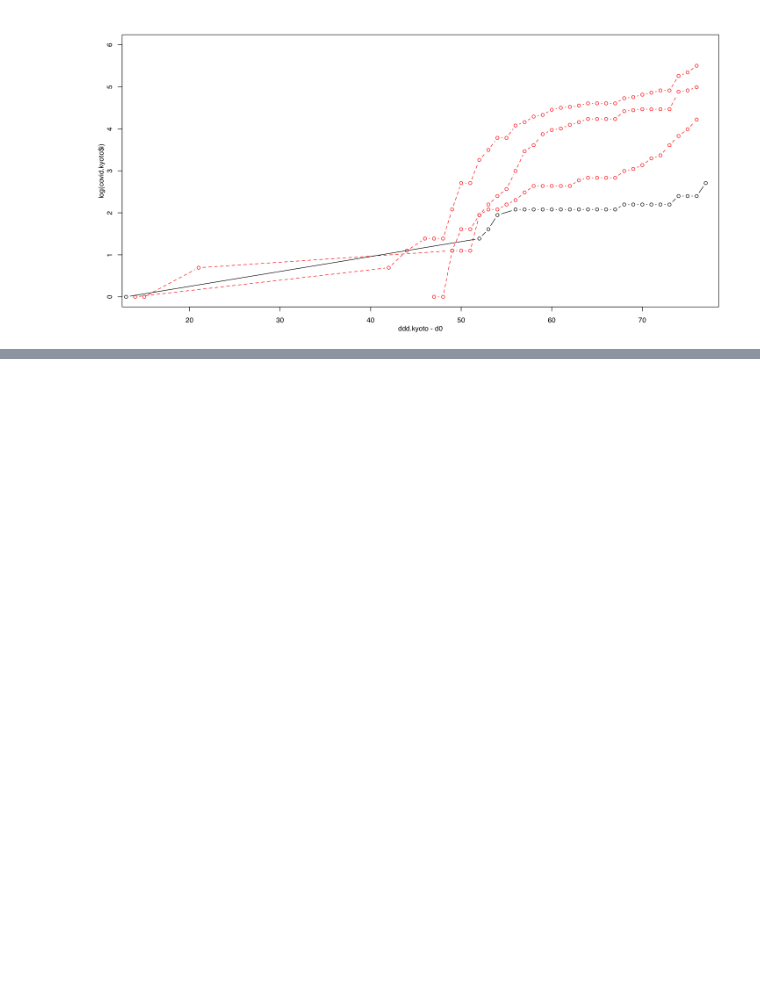
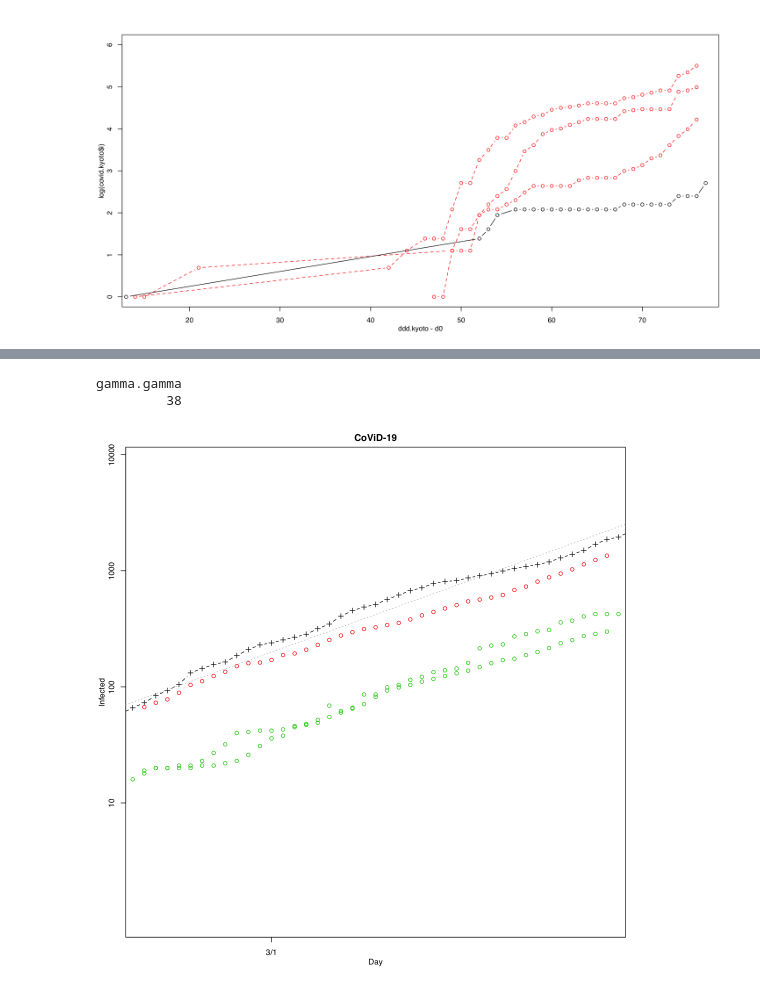
Before and after one commit to naono-git/covid19, a Jupyter notebook: covid19.nara.ipynb, the cells around one changed output, grey strips where cells are left out. Cells and saved outputs as stored; diff of their text form; code cells hidden in the pictures; blank space fills up the shorter version.

```diff
--- a/covid19.nara.ipynb
+++ b/covid19.nara.ipynb
@@ -224,0 +270,29 @@ nn <- 1348
+# %%
+e0 <- 30
+i0 <- 10
+r0 <- 0
+par <- c(alpha=alpha, beta=alpha-gamma-ll_tmp, gamma=gamma, nn=1348e+3)
+# %%
+1/par[3]
+# %% [output]
+gamma.gamma
+         38
+# %%
+nd <- 365
+sst <- numeric(nd)
+eet <- numeric(nd)
+iit <- numeric(nd)
+ret <- numeric(nd)
+rit <- numeric(nd)
+dit <- numeric(nd)
+
+alpha <- par[1]
+beta  <- par[2]
+gamma <- par[3]
+nn <- par[4]
+
+ss <- nn
+ee <- 100
+ii <- 50
+re <- 16
+ri <- 16
@@ -224,0 +341,23 @@ nn <- 1348
+# %%
+alpha <- 0.42
+gamma <- 1/38
+alpha <- exp(tmp$par[1])
+gamma <- exp(tmp$par[2])
+sim.total <- simSEIR(365, par=c(alpha=alpha, beta=alpha-gamma-ll_tmp, gamma=gamma, nn=1e+8))
+# %%
+options(repr.plot.width=9, repr.plot.height=9)
+
+plotFigure(function(){
+    plot(dd1, logi, axes=FALSE, frame=TRUE, type="b", lty=2, pch=3,
+         xlim=c(35,75),ylim=c(0,9), xlab="Day", ylab="Infected", main="CoViD-19")
+    points(dd1, log(covid$re), pch=1, col=3)
+
+    points(35:75, log(sim.total[1:41,"iit"]), pch=1, col=2)
+    points(35:75, log(sim.total[1:41,"rit"]), pch=1, col=3)
+
+    axis(1,at=ddlabel-d0,labels=ticklabel)
+    axis(2,at=log(c(10^(1:5))),labels=c(10^(1:5)))
+    abline(model_exp_2, lty=3, col=8)
+},rr=1.5,dir="fig",file=file_plot1,dev=c("x11"))
+# %% [output]
+[figure, added]
```
Also changed, not shown: parts of 29 cells of this notebook, 1 other file.
